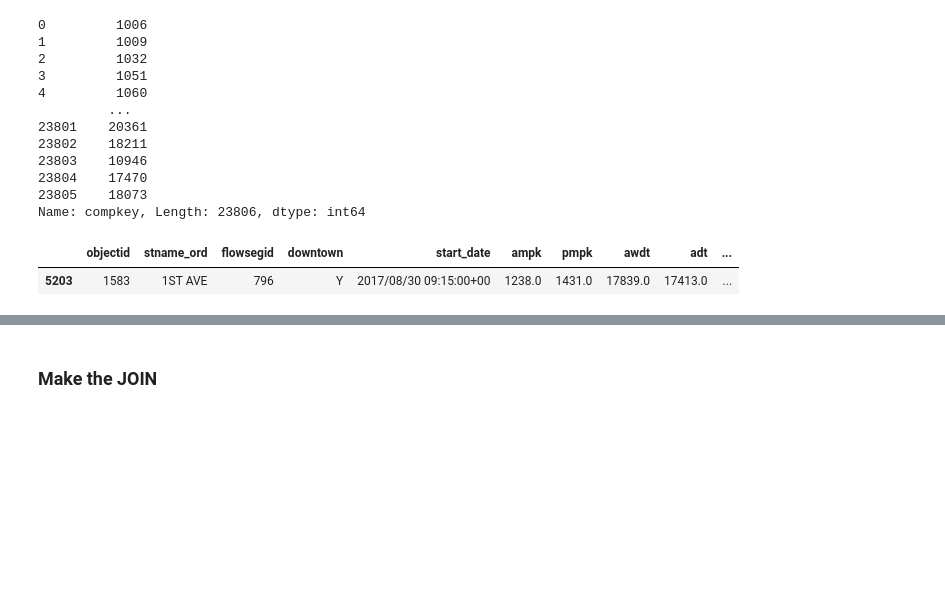
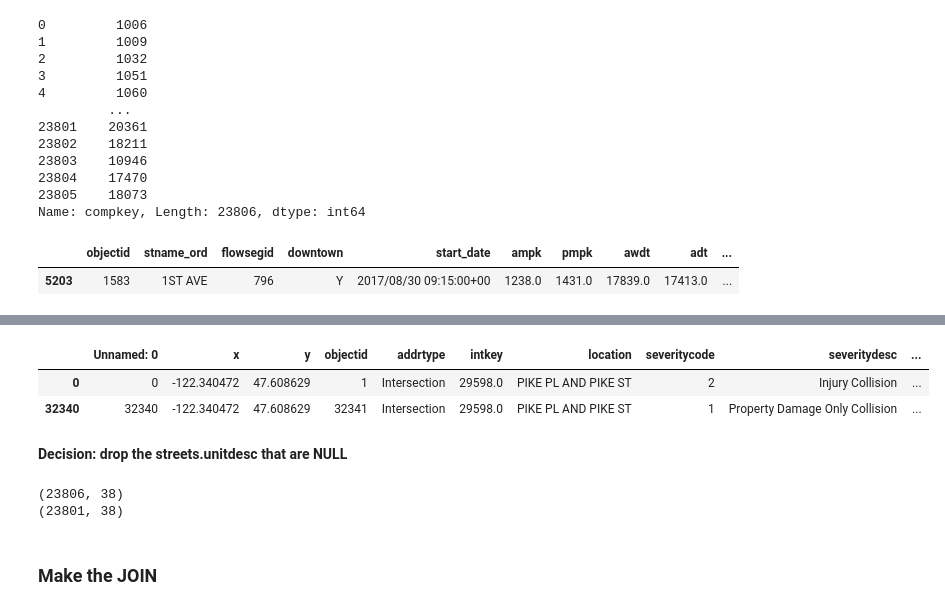
Before and after one commit to DataCircles/traffic_collisions_viz_team, a Jupyter notebook: notebooks/MH-Master Notebook.ipynb, the cells around one changed output, grey strips where cells are left out. Saved outputs shown, nothing was run; the diff lists cells and outputs as text; code cells hidden in the pictures; blank space fills up the shorter version.

```diff
--- a/notebooks/MH-Master Notebook.ipynb
+++ b/notebooks/MH-Master Notebook.ipynb
@@ -911,3 +927,23 @@ df_flow.loc[df_flow['compkey']==1009,:]
+# %%
+# Impact to df_collisions if we dropped these?
+df_collisions[df_collisions['location'].isin(['2ND AVE S','3RD AVE N','S WEBSTER ST',
+                                              'PIKE PL AND PIKE ST',   # sanity check, this one should be there
+                                             'BONAIR PL SW','CHIEF SEALTH TRL'
+                                             ])]
+# Conclusion: can drop these from the street_flow and there will be no impact
+# %% [output]
+|  | Unnamed: 0 | x | y | objectid | addrtype | intkey | location | severitycode | severitydesc | ... |
+| 0 | 0 | -122.340472 | 47.608629 | 1 | Intersection | 29598.0 | PIKE PL AND PIKE ST | 2 | Injury Collision | ... |
+| 32340 | 32340 | -122.340472 | 47.608629 | 32341 | Intersection | 29598.0 | PIKE PL AND PIKE ST | 1 | Property Damage Only Collision | ... |
+# %% [markdown]
+**Decision: drop the streets.unitdesc that are NULL**
+# %%
+print(f"{df_streets.shape}")       # (23806, 51)
+df_streets = df_streets[df_streets['unitdesc'].notnull()]
+print(f"{df_streets.shape}")       # (23801, 51)
+# %% [output]
+(23806, 38)
+(23801, 38)
 # %% [markdown]
 ### Make the JOIN
 # %%
```
Also changed, not shown: parts of 16 cells of this notebook.
